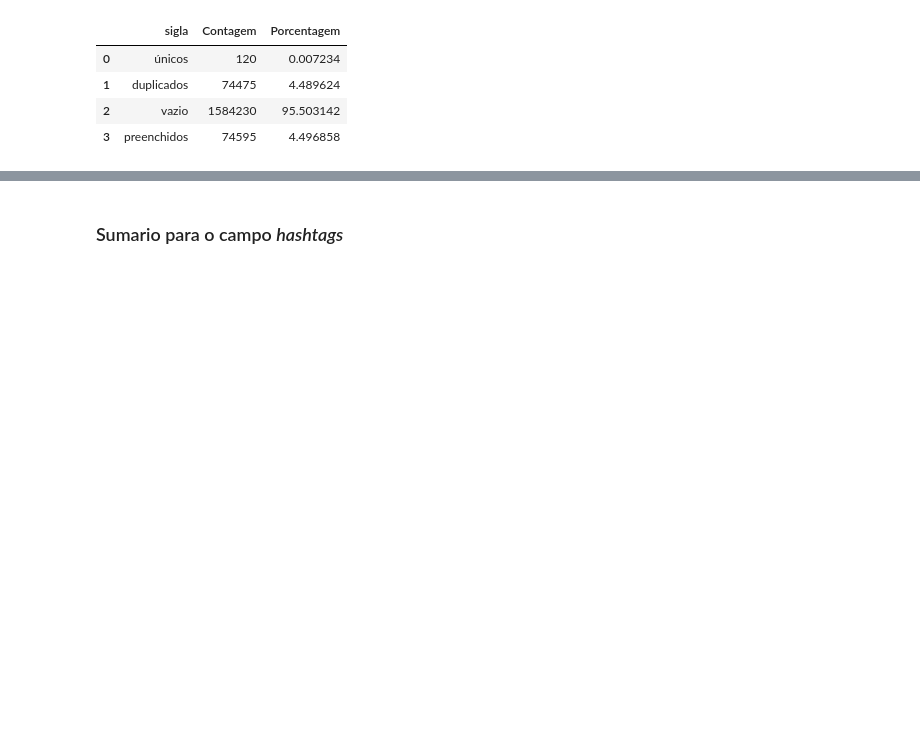
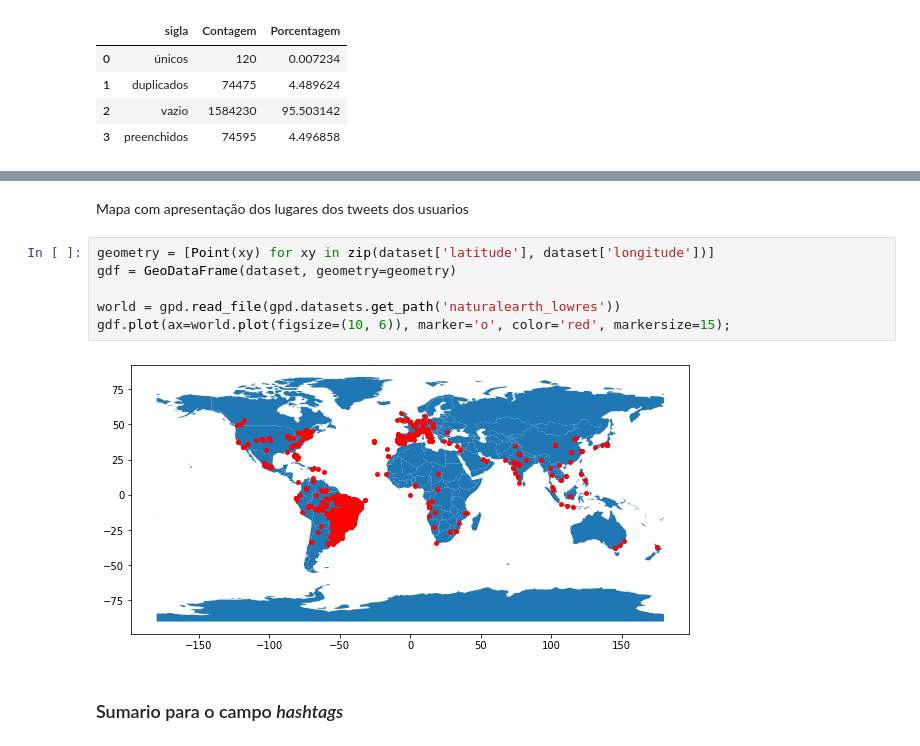
Before and after one commit to ednux/data-science-twitters-covid, a Jupyter notebook: main.ipynb, the cells around one changed output, grey strips where cells are left out. Saved outputs shown, nothing was run; the diff lists cells and outputs as text; blank space fills up the shorter version.

Commit message:
Sumario para os campos latitude e longitude

```diff
--- a/main.ipynb
+++ b/main.ipynb
@@ -655,3 +713,13 @@ sigla_df
+# %% [markdown]
+Mapa com apresentação dos lugares dos tweets dos usuarios
+# %%
+geometry = [Point(xy) for xy in zip(dataset['latitude'], dataset['longitude'])]
+gdf = GeoDataFrame(dataset, geometry=geometry)
+
+world = gpd.read_file(gpd.datasets.get_path('naturalearth_lowres'))
+gdf.plot(ax=world.plot(figsize=(10, 6)), marker='o', color='red', markersize=15);
+# %% [output]
+[figure, added]
 # %% [markdown]
 ### Sumario para o campo *hashtags*
 # %% [markdown]
```
Also changed, not shown: parts of 13 cells of this notebook.
